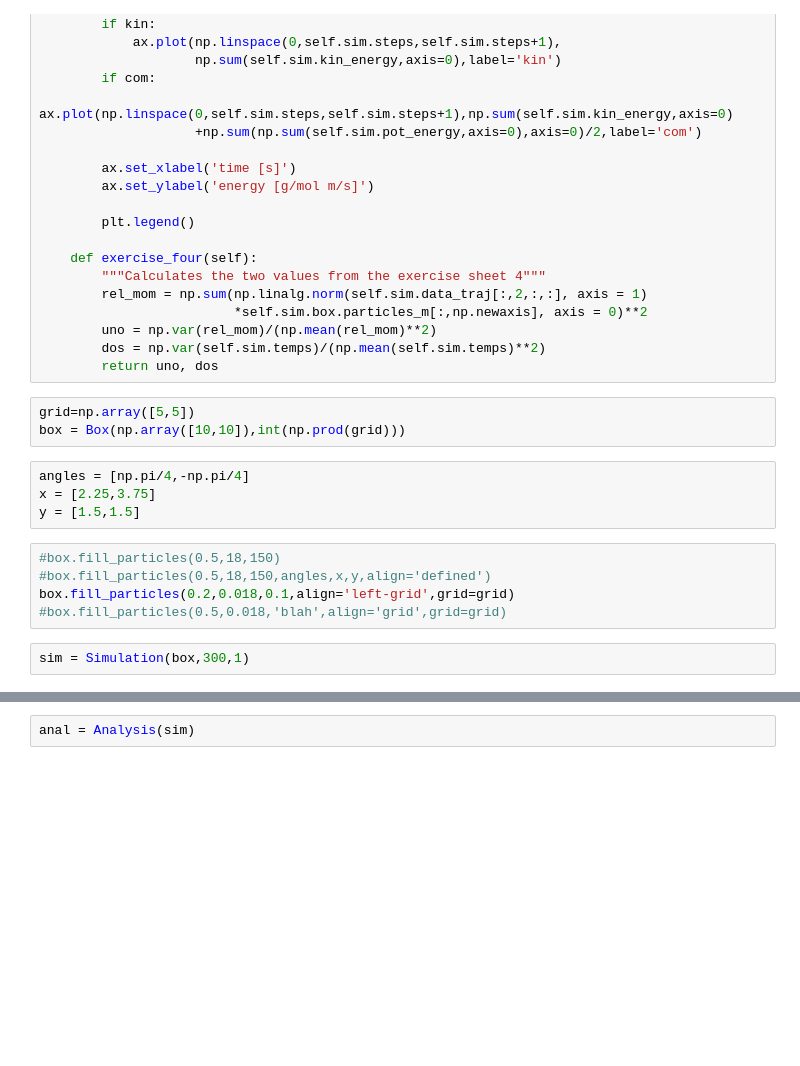
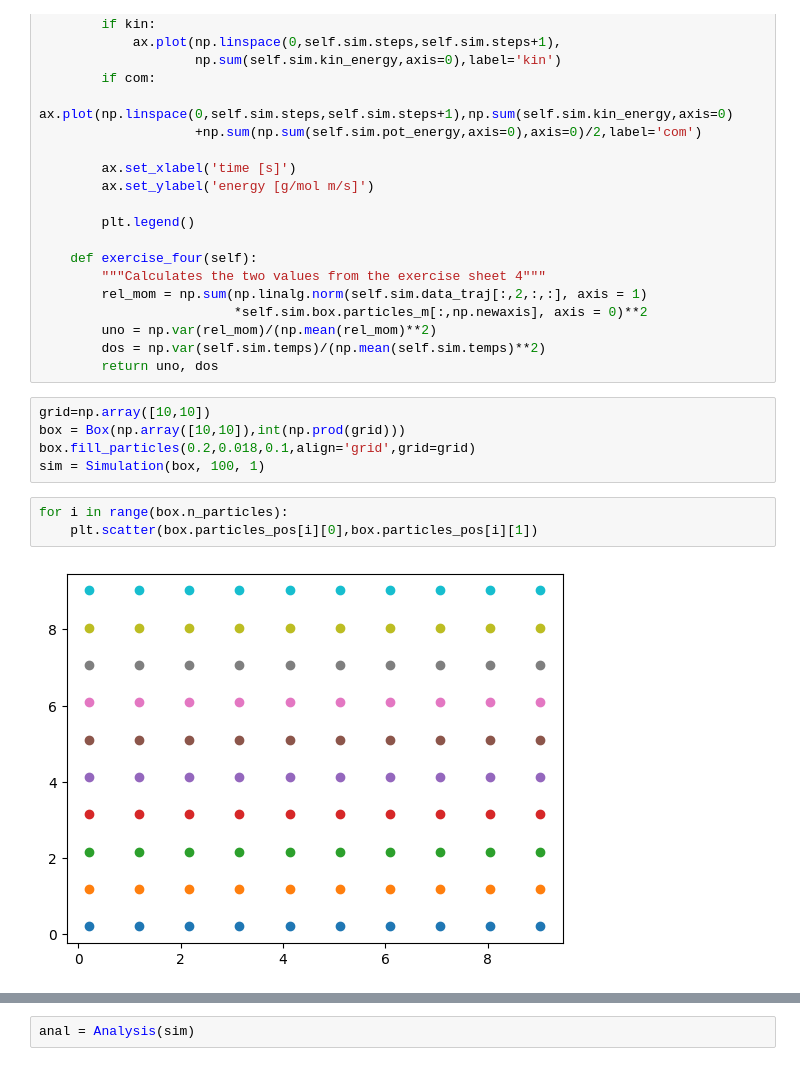
Before and after one commit to JONNeKK/ccs, a Jupyter notebook: week_5/week_5.ipynb, the cells around one changed output, grey strips where cells are left out. Cells and saved outputs as stored; diff of their text form; blank space fills up the shorter version.

```diff
--- a/week_5/week_5.ipynb
+++ b/week_5/week_5.ipynb
@@ -596,18 +602,14 @@ class Analysis():
         dos = np.var(self.sim.temps)/(np.mean(self.sim.temps)**2)
         return uno, dos
 # %%
-grid=np.array([5,5])
+grid=np.array([10,10])
 box = Box(np.array([10,10]),int(np.prod(grid)))
+box.fill_particles(0.2,0.018,0.1,align='grid',grid=grid)
+sim = Simulation(box, 100, 1)
-# %%
-angles = [np.pi/4,-np.pi/4]
-x = [2.25,3.75]
-y = [1.5,1.5]
-# %%
-#box.fill_particles(0.5,18,150)
-#box.fill_particles(0.5,18,150,angles,x,y,align='defined')
-box.fill_particles(0.2,0.018,0.1,align='left-grid',grid=grid)
-#box.fill_particles(0.5,0.018,'blah',align='grid',grid=grid)
-# %%
-sim = Simulation(box,300,1)
+# %%
+for i in range(box.n_particles):
+    plt.scatter(box.particles_pos[i][0],box.particles_pos[i][1])
+# %% [output]
+[figure, added]
 # %%
 sim.run(force_type='hard-spheres')
```
Also changed, not shown: parts of 15 cells of this notebook.
